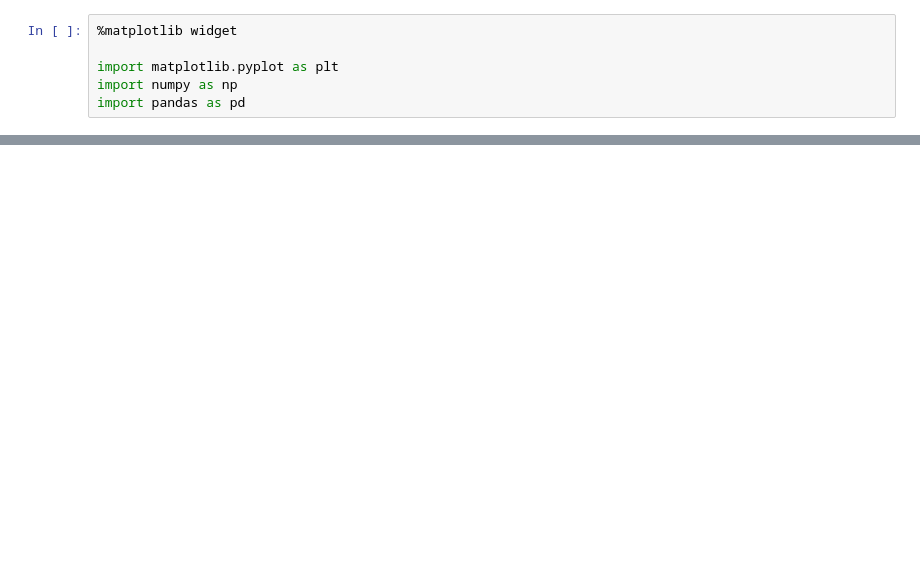
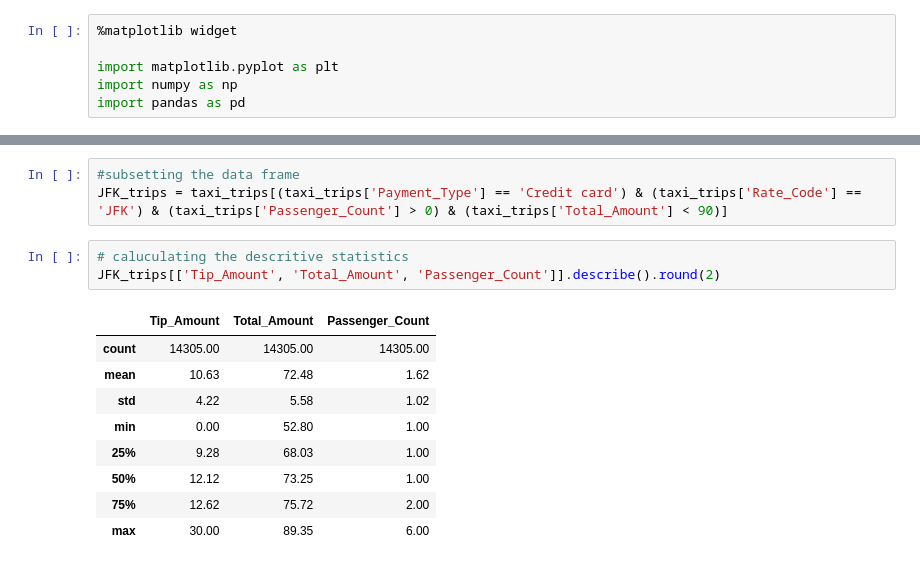
Before and after one commit to FraserR1188/matplotlib-basics, a Jupyter notebook: scatter-plots.ipynb, the cells around one changed output, grey strips where cells are left out. Saved outputs shown, nothing was run; the diff lists cells and outputs as text; blank space fills up the shorter version.

```diff
--- a/scatter-plots.ipynb
+++ b/scatter-plots.ipynb
@@ -14,3 +14,19 @@ df1.head()
 | 2 | 227117 | 04/01/2022 | 1 | 1 | 18.35 | 0.0 | 84.05 | 0.0 | ... |
 | 3 | 193883 | 04/01/2022 | 1 | 1 | 17.70 | 0.0 | 78.05 | 0.0 | ... |
 | 4 | 193349 | 04/01/2022 | 1 | 1 | 16.01 | 0.0 | 75.05 | 0.0 | ... |
+# %%
+#subsetting the data frame
+JFK_trips = taxi_trips[(taxi_trips['Payment_Type'] == 'Credit card') & (taxi_trips['Rate_Code'] == 'JFK') & (taxi_trips['Passenger_Count'] > 0) & (taxi_trips['Total_Amount'] < 90)]
+# %%
+# caluculating the descritive statistics
+JFK_trips[['Tip_Amount', 'Total_Amount', 'Passenger_Count']].describe().round(2)
+# %% [output]
+|  | Tip_Amount | Total_Amount | Passenger_Count |
+| count | 14305.00 | 14305.00 | 14305.00 |
+| mean | 10.63 | 72.48 | 1.62 |
+| std | 4.22 | 5.58 | 1.02 |
+| min | 0.00 | 52.80 | 1.00 |
+| 25% | 9.28 | 68.03 | 1.00 |
+| 50% | 12.12 | 73.25 | 1.00 |
+| 75% | 12.62 | 75.72 | 2.00 |
+| max | 30.00 | 89.35 | 6.00 |
```
Also changed, not shown: parts of 3 cells of this notebook.
